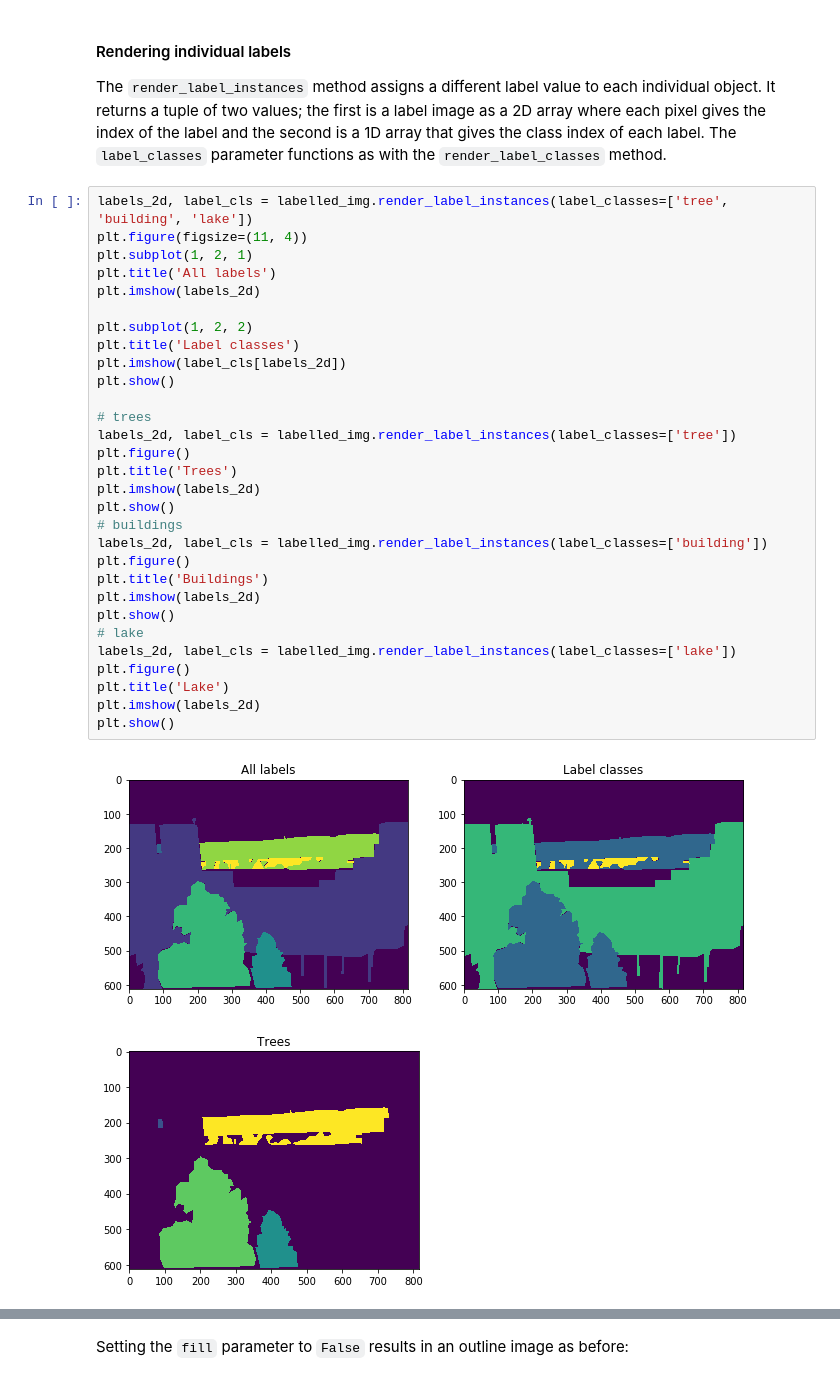
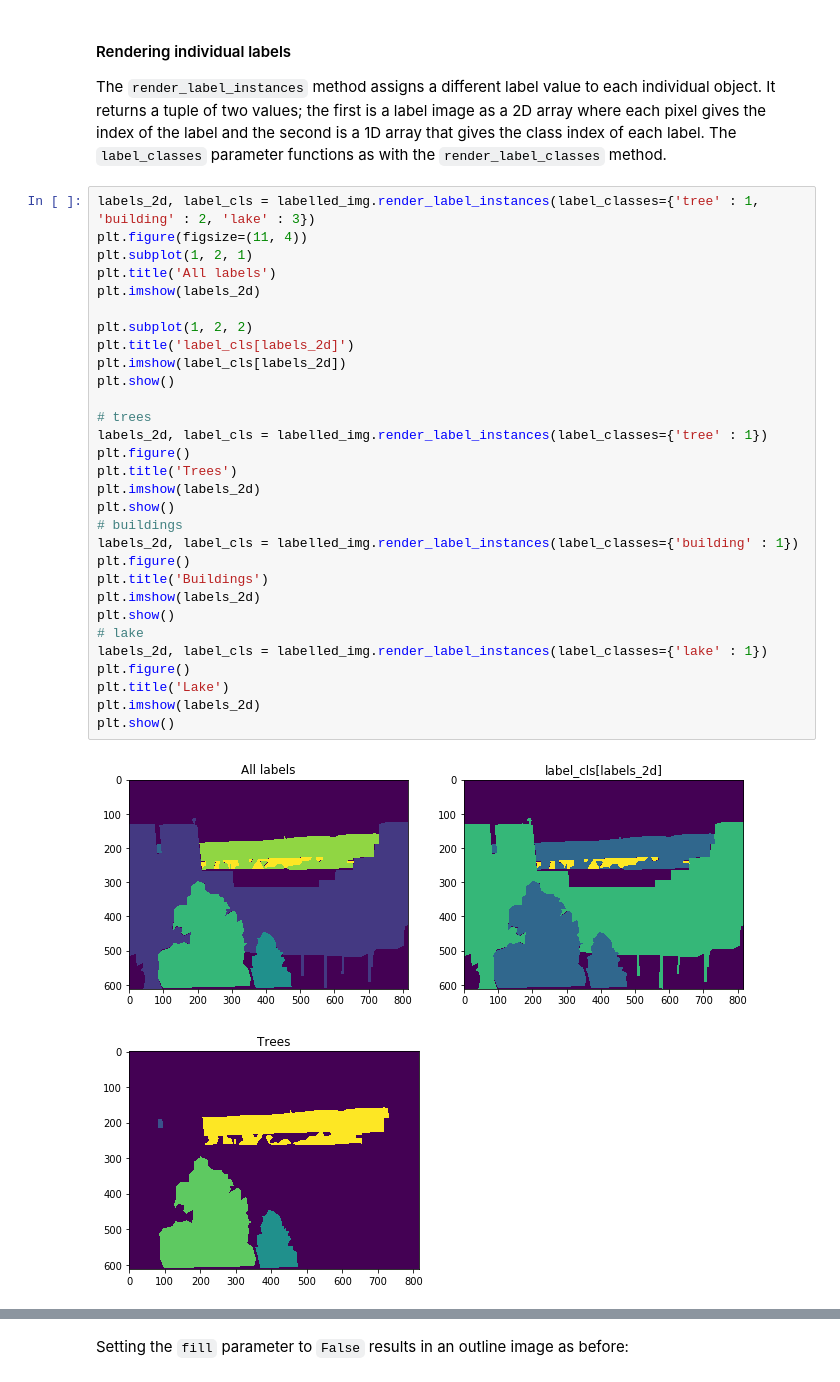
Before and after one commit to Britefury/django-labeller, a Jupyter notebook: Image labeller notebook.ipynb, the cells around one changed output, grey strips where cells are left out. Drawn from its saved outputs; the diff is of its cells as text.

```diff
--- a/Image labeller notebook.ipynb
+++ b/Image labeller notebook.ipynb
@@ -135,37 +156,37 @@ plt.show()
 
 The `render_label_instances` method assigns a different label value to each individual object. It returns a tuple of two values; the first is a label image as a 2D array where each pixel gives the index of the label and the second is a 1D array that gives the class index of each label. The `label_classes` parameter functions as with the `render_label_classes` method.
 # %%
-labels_2d, label_cls = labelled_img.render_label_instances(label_classes=['tree', 'building', 'lake'])
+labels_2d, label_cls = labelled_img.render_label_instances(label_classes={'tree' : 1, 'building' : 2, 'lake' : 3})
 plt.figure(figsize=(11, 4))
 plt.subplot(1, 2, 1)
 plt.title('All labels')
 plt.imshow(labels_2d)
 
 plt.subplot(1, 2, 2)
-plt.title('Label classes')
+plt.title('label_cls[labels_2d]')
 plt.imshow(label_cls[labels_2d])
 plt.show()
 
 # trees
-labels_2d, label_cls = labelled_img.render_label_instances(label_classes=['tree'])
+labels_2d, label_cls = labelled_img.render_label_instances(label_classes={'tree' : 1})
 plt.figure()
 plt.title('Trees')
 plt.imshow(labels_2d)
 plt.show()
 # buildings
-labels_2d, label_cls = labelled_img.render_label_instances(label_classes=['building'])
+labels_2d, label_cls = labelled_img.render_label_instances(label_classes={'building' : 1})
 plt.figure()
 plt.title('Buildings')
 plt.imshow(labels_2d)
 plt.show()
 # lake
-labels_2d, label_cls = labelled_img.render_label_instances(label_classes=['lake'])
+labels_2d, label_cls = labelled_img.render_label_instances(label_classes={'lake' : 1})
 plt.figure()
 plt.title('Lake')
 plt.imshow(labels_2d)
 plt.show()
 # %% [output]
-[figure, old version]
+[figure, new version]
 [figure]
 [figure]
 [figure]
```
Also changed, not shown: parts of 16 cells of this notebook, 1 other file.
